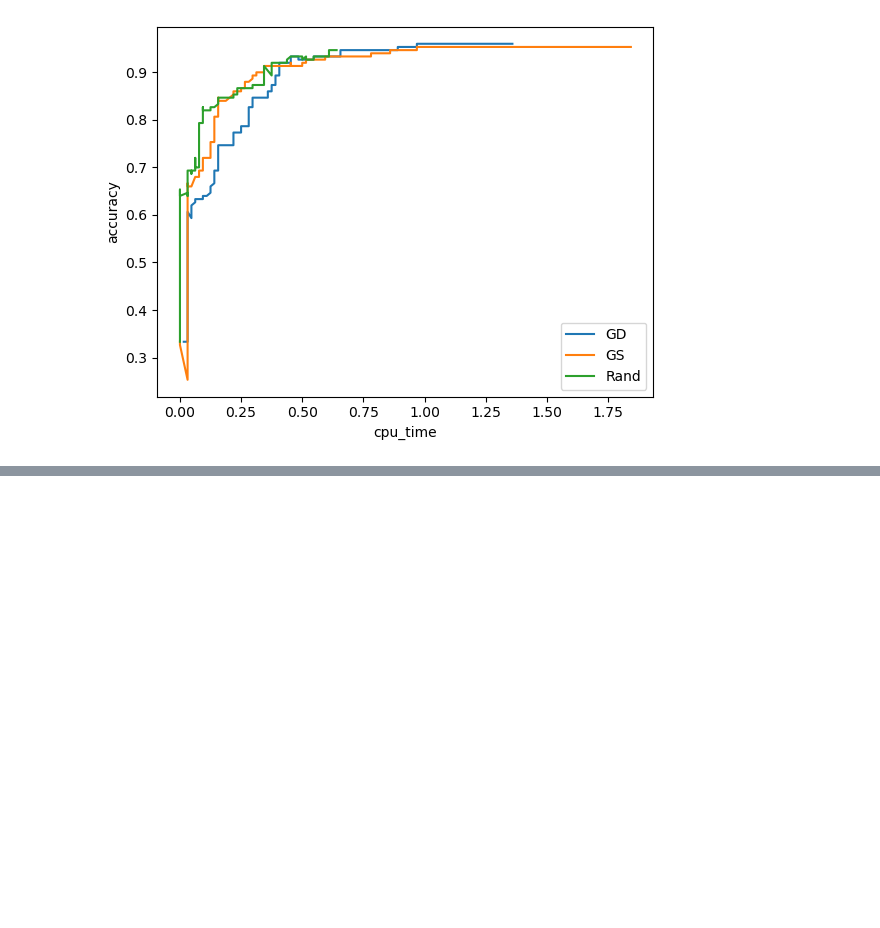
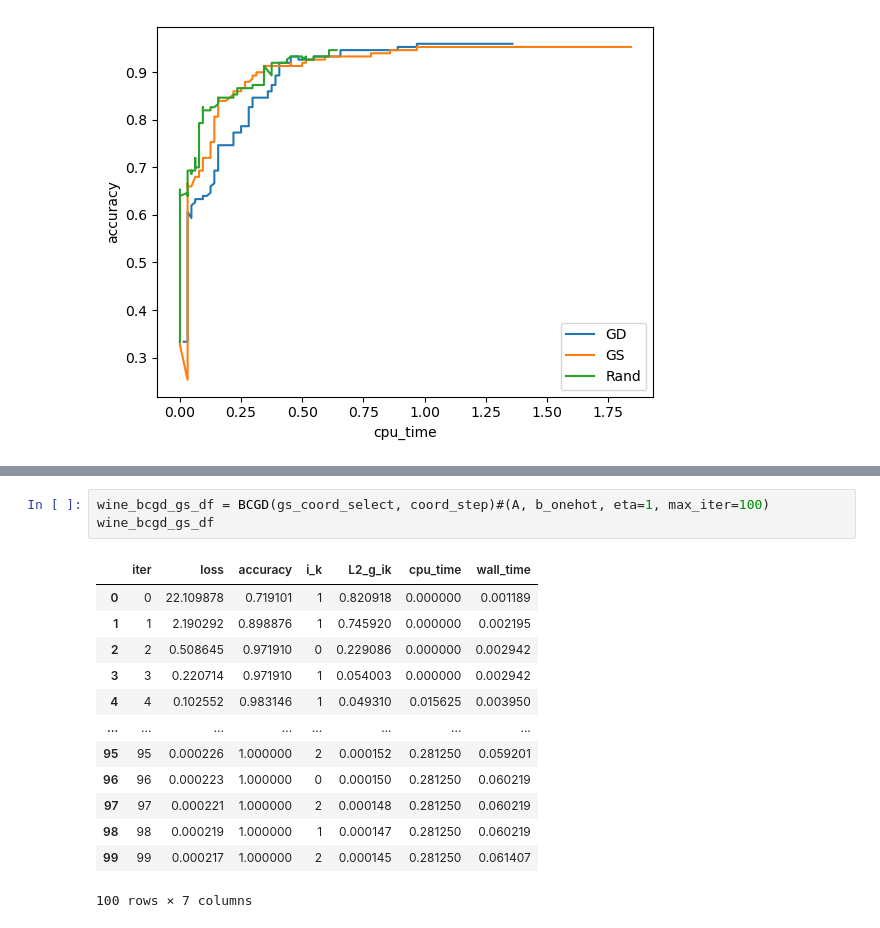
Before and after one commit to Aiecco/BCGD-methods, a Jupyter notebook: HW scratch.ipynb, the cells around one changed output, grey strips where cells are left out. Saved outputs shown, nothing was run; the diff lists cells and outputs as text; blank space fills up the shorter version.

```diff
--- a/HW scratch.ipynb
+++ b/HW scratch.ipynb
@@ -372,0 +445,17 @@ plot_hist('cpu_time', 'accuracy', [gd_iris_df, bcgd_gs_iris_df, bcgd_rand_iris_d
+# %%
+wine_bcgd_gs_df = BCGD(gs_coord_select, coord_step)#(A, b_onehot, eta=1, max_iter=100)
+wine_bcgd_gs_df
+# %% [output]
+|  | iter | loss | accuracy | i_k | L2_g_ik | cpu_time | wall_time |
+| 0 | 0 | 22.109878 | 0.719101 | 1 | 0.820918 | 0.000000 | 0.001189 |
+| 1 | 1 | 2.190292 | 0.898876 | 1 | 0.745920 | 0.000000 | 0.002195 |
+| 2 | 2 | 0.508645 | 0.971910 | 0 | 0.229086 | 0.000000 | 0.002942 |
+| 3 | 3 | 0.220714 | 0.971910 | 1 | 0.054003 | 0.000000 | 0.002942 |
+| 4 | 4 | 0.102552 | 0.983146 | 1 | 0.049310 | 0.015625 | 0.003950 |
+| ... | ... | ... | ... | ... | ... | ... | ... |
+| 95 | 95 | 0.000226 | 1.000000 | 2 | 0.000152 | 0.281250 | 0.059201 |
+| 96 | 96 | 0.000223 | 1.000000 | 0 | 0.000150 | 0.281250 | 0.060219 |
+| 97 | 97 | 0.000221 | 1.000000 | 2 | 0.000148 | 0.281250 | 0.060219 |
+| 98 | 98 | 0.000219 | 1.000000 | 1 | 0.000147 | 0.281250 | 0.060219 |
+| 99 | 99 | 0.000217 | 1.000000 | 2 | 0.000145 | 0.281250 | 0.061407 |
+100 rows × 7 columns
```
Also changed, not shown: parts of 8 cells of this notebook.
